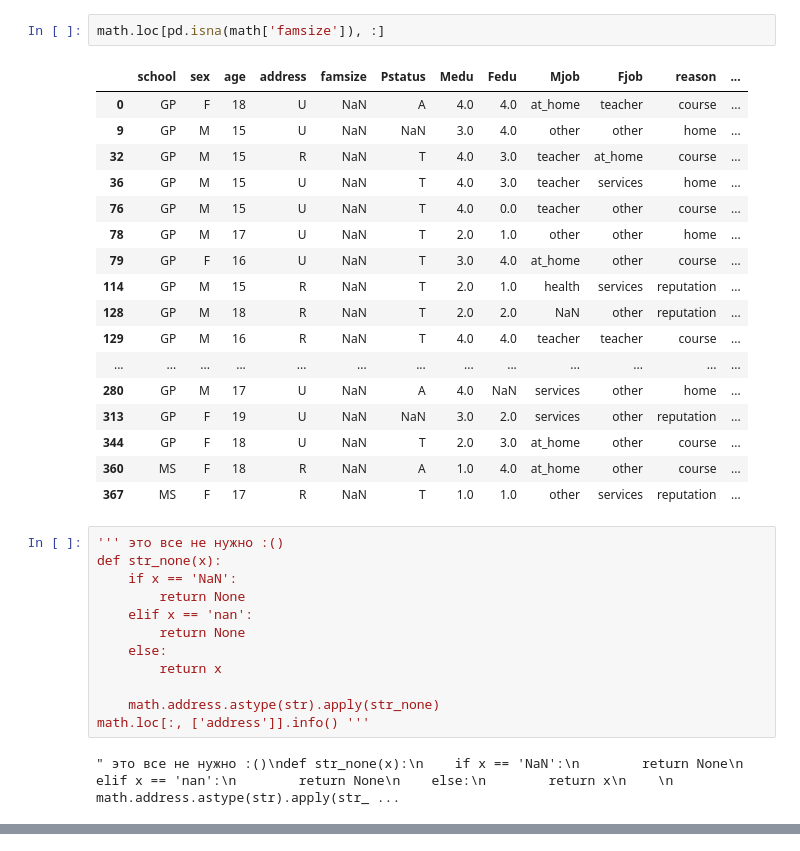
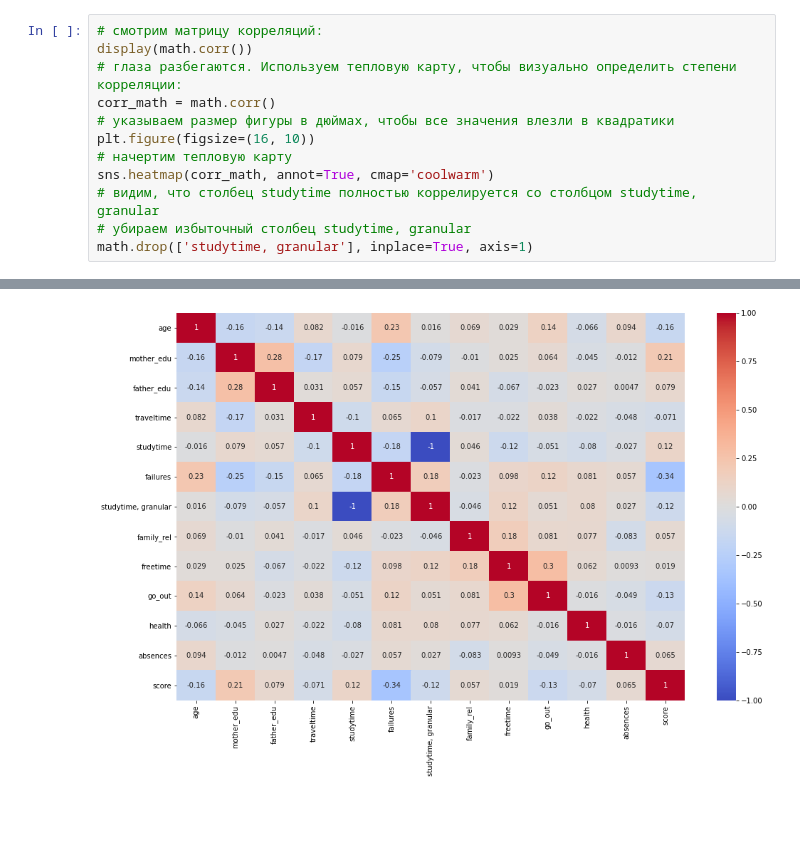
Before and after one commit to Demistus/rds, a Jupyter notebook: module_2/Untitled.ipynb, the cells around one changed output, grey strips where cells are left out. Drawn from its saved outputs; the diff is of its cells as text; blank space fills up the shorter version.

```diff
--- a/module_2/Untitled.ipynb
+++ b/module_2/Untitled.ipynb
@@ -109,34 +62,13 @@ Name: traveltime, dtype: float64
-# %%
-math.loc[pd.isna(math['famsize']), :]
-# %% [output]
-|  | school | sex | age | address | famsize | Pstatus | Medu | Fedu | Mjob | Fjob | reason | ... |
-| 0 | GP | F | 18 | U | NaN | A | 4.0 | 4.0 | at_home | teacher | course | ... |
-| 9 | GP | M | 15 | U | NaN | NaN | 3.0 | 4.0 | other | other | home | ... |
-| 32 | GP | M | 15 | R | NaN | T | 4.0 | 3.0 | teacher | at_home | course | ... |
-| 36 | GP | M | 15 | U | NaN | T | 4.0 | 3.0 | teacher | services | home | ... |
-| 76 | GP | M | 15 | U | NaN | T | 4.0 | 0.0 | teacher | other | course | ... |
-| 78 | GP | M | 17 | U | NaN | T | 2.0 | 1.0 | other | other | home | ... |
-| 79 | GP | F | 16 | U | NaN | T | 3.0 | 4.0 | at_home | other | course | ... |
-| 114 | GP | M | 15 | R | NaN | T | 2.0 | 1.0 | health | services | reputation | ... |
-| 128 | GP | M | 18 | R | NaN | T | 2.0 | 2.0 | NaN | other | reputation | ... |
-| 129 | GP | M | 16 | R | NaN | T | 4.0 | 4.0 | teacher | teacher | course | ... |
-| ... | ... | ... | ... | ... | ... | ... | ... | ... | ... | ... | ... | ... |
-| 280 | GP | M | 17 | U | NaN | A | 4.0 | NaN | services | other | home | ... |
-| 313 | GP | F | 19 | U | NaN | NaN | 3.0 | 2.0 | services | other | reputation | ... |
-| 344 | GP | F | 18 | U | NaN | T | 2.0 | 3.0 | at_home | other | course | ... |
-| 360 | MS | F | 18 | R | NaN | A | 1.0 | 4.0 | at_home | other | course | ... |
-| 367 | MS | F | 17 | R | NaN | T | 1.0 | 1.0 | other | services | reputation | ... |
-# %%
-''' это все не нужно :()
-def str_none(x):
-    if x == 'NaN':
-        return None
-    elif x == 'nan':
-        return None
-    else:
-        return x
-
-    math.address.astype(str).apply(str_none)
-math.loc[:, ['address']].info() '''
-# %% [output]
-" это все не нужно :()\ndef str_none(x):\n    if x == 'NaN':\n        return None\n    elif x == 'nan':\n        return None\n    else:\n        return x\n    \n    math.address.astype(str).apply(str_ ...
+# %%
+# смотрим матрицу корреляций:
+display(math.corr())
+# глаза разбегаются. Используем тепловую карту, чтобы визуально определить степени корреляции:
+corr_math = math.corr()
+# указываем размер фигуры в дюймах, чтобы все значения влезли в квадратики
+plt.figure(figsize=(16, 10))
+# начертим тепловую карту
+sns.heatmap(corr_math, annot=True, cmap='coolwarm')
+# видим, что столбец studytime полностью коррелируется со столбцом studytime, granular
+# убираем избыточный столбец studytime, granular
+math.drop(['studytime, granular'], inplace=True, axis=1)
+# %% [output]
@@ -142,0 +89 @@ math.loc[:, ['address']].info() '''
+[figure, added]
```
Also changed, not shown: parts of 24 cells of this notebook.
